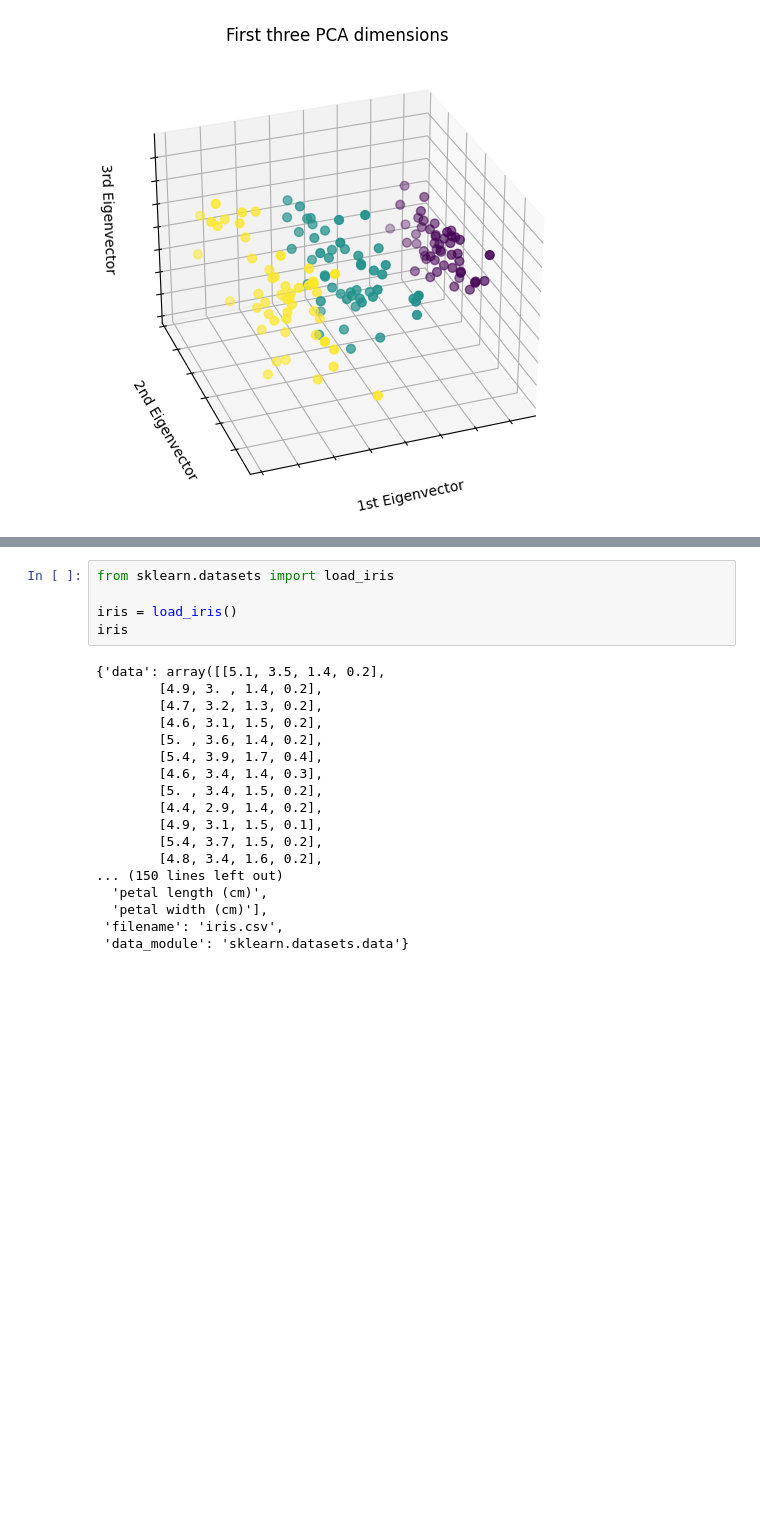
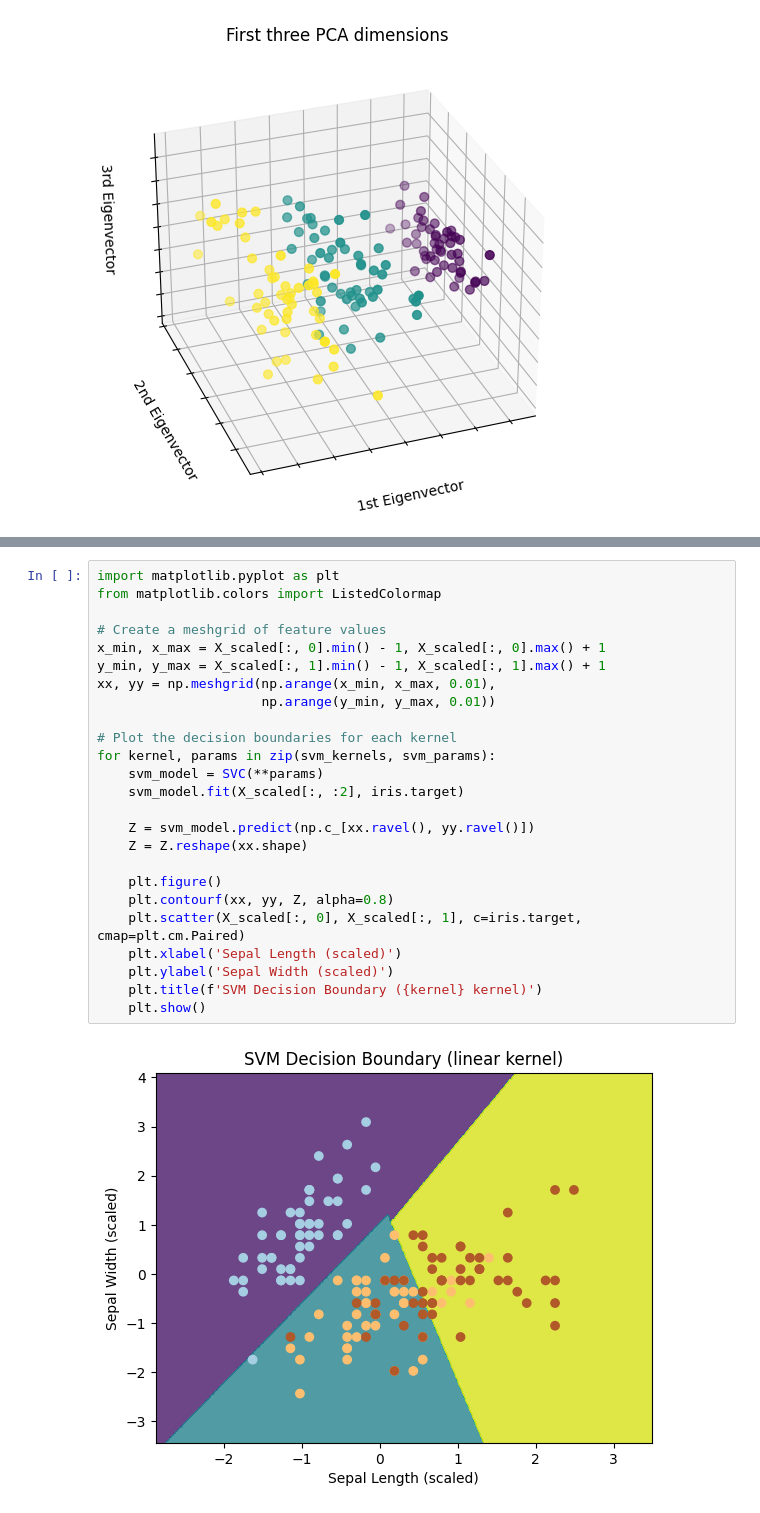
Before and after one commit to maddepallisivani123/SVM-Team-Project1, a Jupyter notebook: SVM.ipynb, the cells around one changed output, grey strips where cells are left out. Saved outputs shown, nothing was run; the diff lists cells and outputs as text; blank space fills up the shorter version.

```diff
--- a/SVM.ipynb
+++ b/SVM.ipynb
@@ -249,23 +172,27 @@ F1-score: 0.9664109121909632
-# %%
-from sklearn.datasets import load_iris
-
-iris = load_iris()
-iris
-# %% [output]
-{'data': array([[5.1, 3.5, 1.4, 0.2],
-        [4.9, 3. , 1.4, 0.2],
-        [4.7, 3.2, 1.3, 0.2],
-        [4.6, 3.1, 1.5, 0.2],
-        [5. , 3.6, 1.4, 0.2],
-        [5.4, 3.9, 1.7, 0.4],
-        [4.6, 3.4, 1.4, 0.3],
-        [5. , 3.4, 1.5, 0.2],
-        [4.4, 2.9, 1.4, 0.2],
-        [4.9, 3.1, 1.5, 0.1],
-        [5.4, 3.7, 1.5, 0.2],
-        [4.8, 3.4, 1.6, 0.2],
-... (150 lines left out)
-  'petal length (cm)',
-  'petal width (cm)'],
- 'filename': 'iris.csv',
- 'data_module': 'sklearn.datasets.data'}
+# %%
+import matplotlib.pyplot as plt
+from matplotlib.colors import ListedColormap
+
+# Create a meshgrid of feature values
+x_min, x_max = X_scaled[:, 0].min() - 1, X_scaled[:, 0].max() + 1
+y_min, y_max = X_scaled[:, 1].min() - 1, X_scaled[:, 1].max() + 1
+xx, yy = np.meshgrid(np.arange(x_min, x_max, 0.01),
+                     np.arange(y_min, y_max, 0.01))
+
+# Plot the decision boundaries for each kernel
+for kernel, params in zip(svm_kernels, svm_params):
+    svm_model = SVC(**params)
+    svm_model.fit(X_scaled[:, :2], iris.target)
+
+    Z = svm_model.predict(np.c_[xx.ravel(), yy.ravel()])
+    Z = Z.reshape(xx.shape)
+
+    plt.figure()
+    plt.contourf(xx, yy, Z, alpha=0.8)
+    plt.scatter(X_scaled[:, 0], X_scaled[:, 1], c=iris.target, cmap=plt.cm.Paired)
+    plt.xlabel('Sepal Length (scaled)')
+    plt.ylabel('Sepal Width (scaled)')
+    plt.title(f'SVM Decision Boundary ({kernel} kernel)')
+    plt.show()
+# %% [output]
+[figure, added]
```
Also changed, not shown: parts of 6 cells of this notebook.
